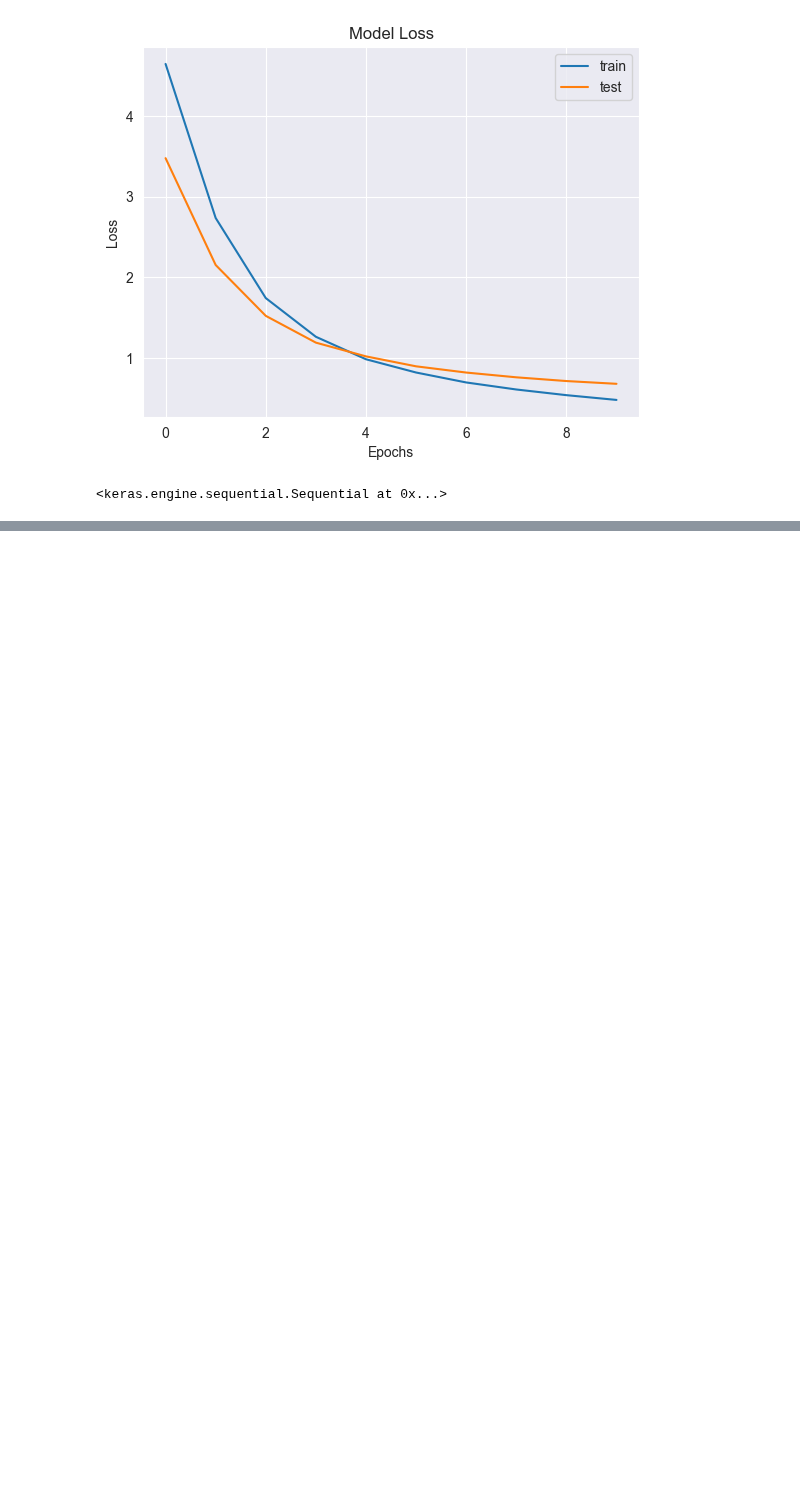
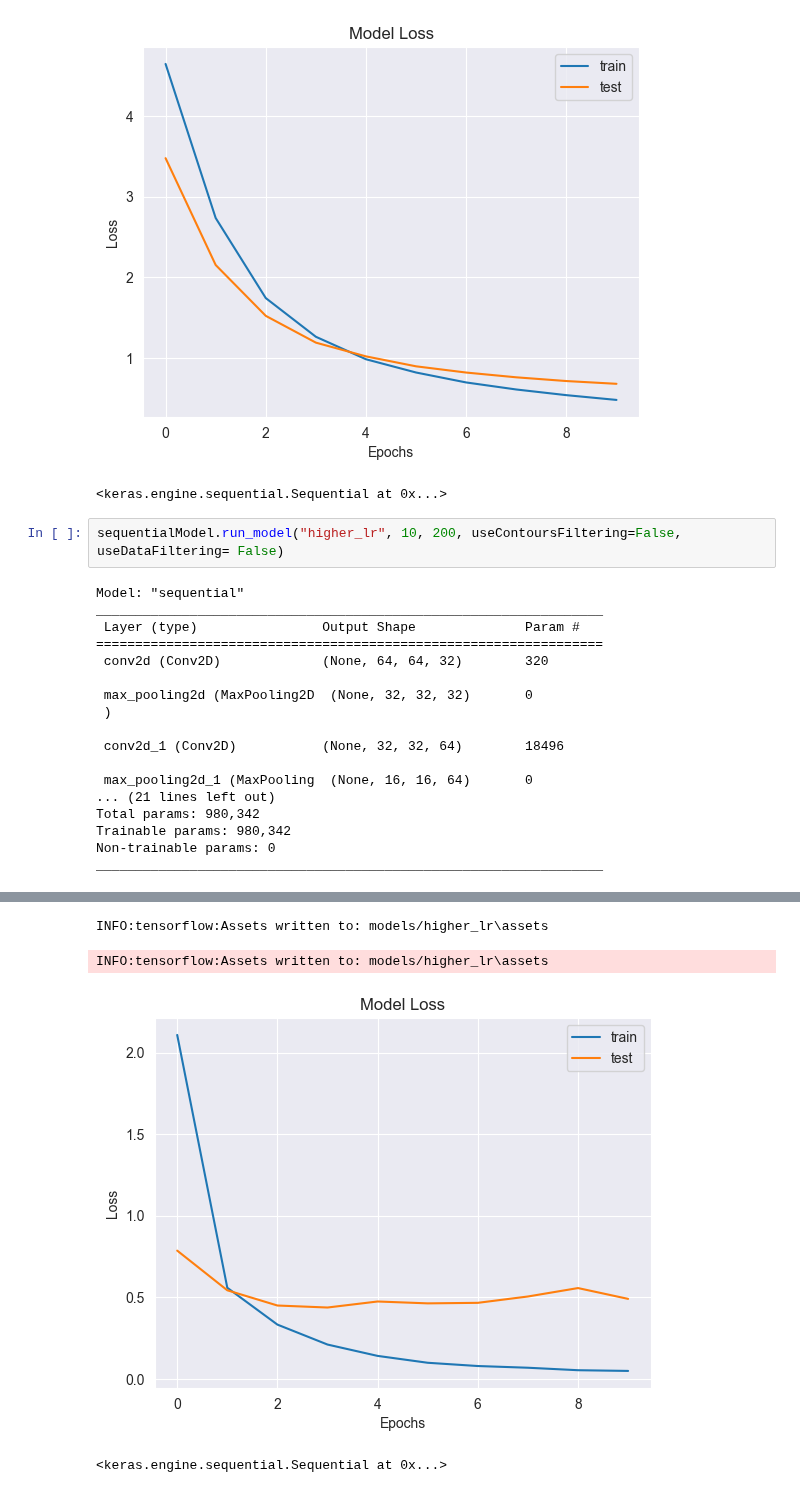
Before and after one commit to krisdanoda/Kanji-recognizer, a Jupyter notebook: Journal/Kris' Journal (to be renamed).ipynb, the cells around one changed output, grey strips where cells are left out. Cells and saved outputs as stored; diff of their text form; blank space fills up the shorter version.

```diff
--- a/Journal/Kris' Journal (to be renamed).ipynb
+++ b/Journal/Kris' Journal (to be renamed).ipynb
@@ -544,3 +544,23 @@ INFO:tensorflow:Assets written to: models/64filters\assets
 INFO:tensorflow:Assets written to: models/64filters\assets
 [figure]
 <keras.engine.sequential.Sequential at 0x...>
+# %%
+sequentialModel.run_model("higher_lr", 10, 200, useContoursFiltering=False, useDataFiltering= False)
+# %% [output]
+Model: "sequential"
+_________________________________________________________________
+ Layer (type)                Output Shape              Param #
+=================================================================
+ conv2d (Conv2D)             (None, 64, 64, 32)        320
+
+ max_pooling2d (MaxPooling2D  (None, 32, 32, 32)       0
+ )
+
+ conv2d_1 (Conv2D)           (None, 32, 32, 64)        18496
+
+ max_pooling2d_1 (MaxPooling  (None, 16, 16, 64)       0
+... (21 lines left out)
+Total params: 980,342
+Trainable params: 980,342
+Non-trainable params: 0
+_________________________________________________________________
@@ -546,0 +588,4 @@ INFO:tensorflow:Assets written to: models/64filters\assets
+INFO:tensorflow:Assets written to: models/higher_lr\assets
+INFO:tensorflow:Assets written to: models/higher_lr\assets
+[figure, added]
+<keras.engine.sequential.Sequential at 0x...>
```
Also changed, not shown: parts of 5 cells of this notebook, 22 other files.
